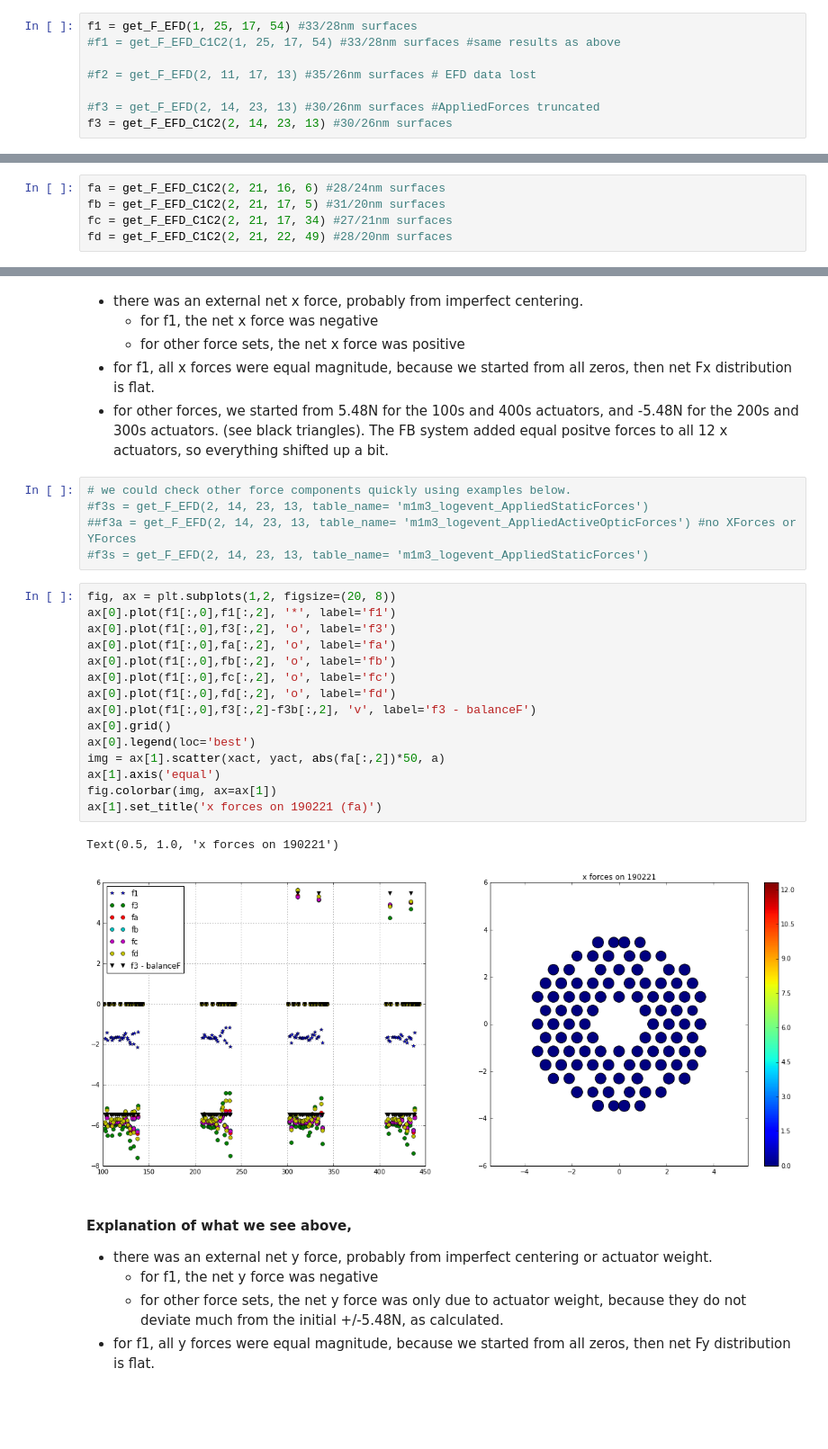
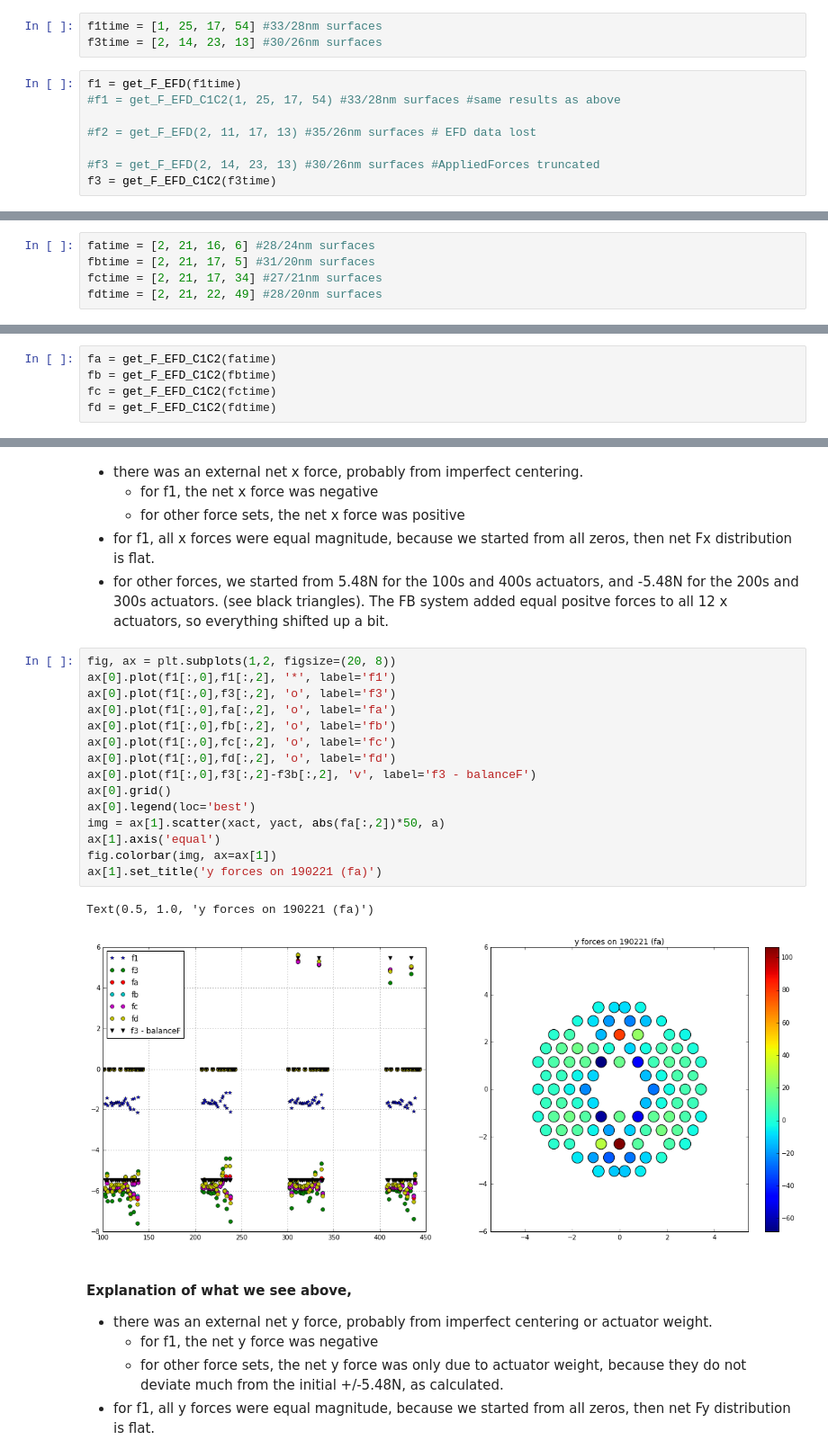
Before and after one commit to bxin/M1M3_ML, a Jupyter notebook: finalLUT.ipynb, the cells around one changed output, grey strips where cells are left out. Shown at 90% size. Cells and saved outputs as stored; diff of their text form; blank space fills up the shorter version.

```diff
--- a/finalLUT.ipynb
+++ b/finalLUT.ipynb
@@ -76,21 +77,24 @@ select * from m1m3_logevent_AppliedForces where m1m3_logevent_AppliedForces.date
 146
 # %% [markdown]
 ### Prior to the last day, we had these optimized surfaces
+# %%
+f1time = [1, 25, 17, 54] #33/28nm surfaces
+f3time = [2, 14, 23, 13] #30/26nm surfaces
 # %%
-f1 = get_F_EFD(1, 25, 17, 54) #33/28nm surfaces
+f1 = get_F_EFD(f1time)
 #f1 = get_F_EFD_C1C2(1, 25, 17, 54) #33/28nm surfaces #same results as above
 
 #f2 = get_F_EFD(2, 11, 17, 13) #35/26nm surfaces # EFD data lost
 
 #f3 = get_F_EFD(2, 14, 23, 13) #30/26nm surfaces #AppliedForces truncated
-f3 = get_F_EFD_C1C2(2, 14, 23, 13) #30/26nm surfaces
+f3 = get_F_EFD_C1C2(f3time)
 # %% [output]
 -------Reading from efdData/AppliedForces_190125_1754.csv-------------
 -------Reading from efdData/AppliedCylinderForces_190214_2313.csv-------------
 # %% [markdown]
 ### Surfaces from the last day
 # %%
-fa = get_F_EFD_C1C2(2, 21, 16, 6) #28/24nm surfaces
-fb = get_F_EFD_C1C2(2, 21, 17, 5) #31/20nm surfaces
-fc = get_F_EFD_C1C2(2, 21, 17, 34) #27/21nm surfaces
-fd = get_F_EFD_C1C2(2, 21, 22, 49) #28/20nm surfaces
+fatime = [2, 21, 16, 6] #28/24nm surfaces
+fbtime = [2, 21, 17, 5] #31/20nm surfaces
+fctime = [2, 21, 17, 34] #27/21nm surfaces
+fdtime = [2, 21, 22, 49] #28/20nm surfaces
@@ -101,0 +101,5 @@ fd = get_F_EFD_C1C2(2, 21, 22, 49) #28/20nm surfaces
+# %%
+fa = get_F_EFD_C1C2(fatime)
+fb = get_F_EFD_C1C2(fbtime)
+fc = get_F_EFD_C1C2(fctime)
+fd = get_F_EFD_C1C2(fdtime)
@@ -228,29 +239,24 @@ Text(0.5, 1.0, 'x forces on 190221')
     * for other force sets, the net x force was positive
 * for f1, all x forces were equal magnitude, because we started from all zeros, then net Fx distribution is flat.
 * for other forces, we started from 5.48N for the 100s and 400s actuators, and -5.48N for the 200s and 300s actuators. (see black triangles). The FB system added equal positve forces to all 12 x actuators, so everything shifted up a bit.
-# %%
-# we could check other force components quickly using examples below.
-#f3s = get_F_EFD(2, 14, 23, 13, table_name= 'm1m3_logevent_AppliedStaticForces')
-##f3a = get_F_EFD(2, 14, 23, 13, table_name= 'm1m3_logevent_AppliedActiveOpticForces') #no XForces or YForces
-#f3s = get_F_EFD(2, 14, 23, 13, table_name= 'm1m3_logevent_AppliedStaticForces')
 # %%
 fig, ax = plt.subplots(1,2, figsize=(20, 8))
 ax[0].plot(f1[:,0],f1[:,2], '*', label='f1')
 ax[0].plot(f1[:,0],f3[:,2], 'o', label='f3')
 ax[0].plot(f1[:,0],fa[:,2], 'o', label='fa')
 ax[0].plot(f1[:,0],fb[:,2], 'o', label='fb')
 ax[0].plot(f1[:,0],fc[:,2], 'o', label='fc')
 ax[0].plot(f1[:,0],fd[:,2], 'o', label='fd')
 ax[0].plot(f1[:,0],f3[:,2]-f3b[:,2], 'v', label='f3 - balanceF')
 ax[0].grid()
 ax[0].legend(loc='best')
 img = ax[1].scatter(xact, yact, abs(fa[:,2])*50, a)
 ax[1].axis('equal')
 fig.colorbar(img, ax=ax[1])
-ax[1].set_title('x forces on 190221 (fa)')
+ax[1].set_title('y forces on 190221 (fa)')
 # %% [output]
-Text(0.5, 1.0, 'x forces on 190221')
+Text(0.5, 1.0, 'y forces on 190221 (fa)')
-[figure, old version]
+[figure, new version]
 # %% [markdown]
 #### Explanation of what we see above,
 * there was an external net y force, probably from imperfect centering or actuator weight.
```
Also changed, not shown: parts of 26 cells of this notebook, 8 other files.
